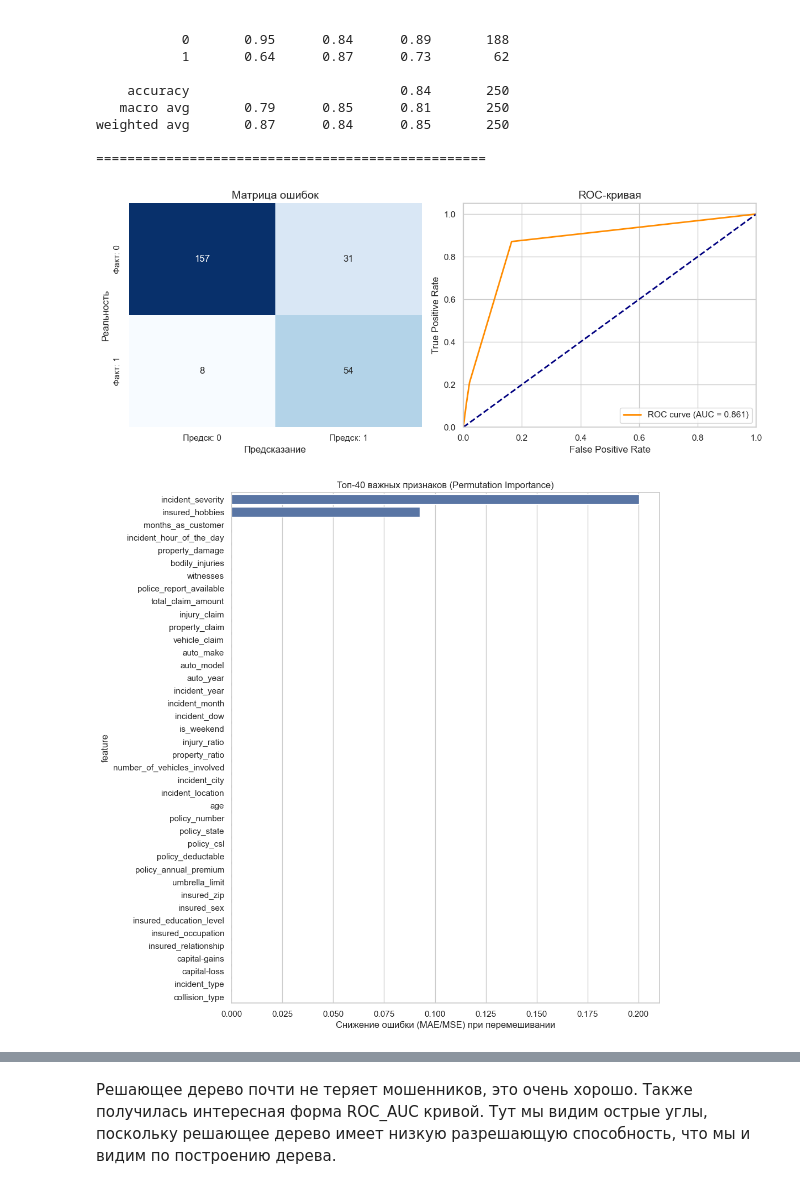
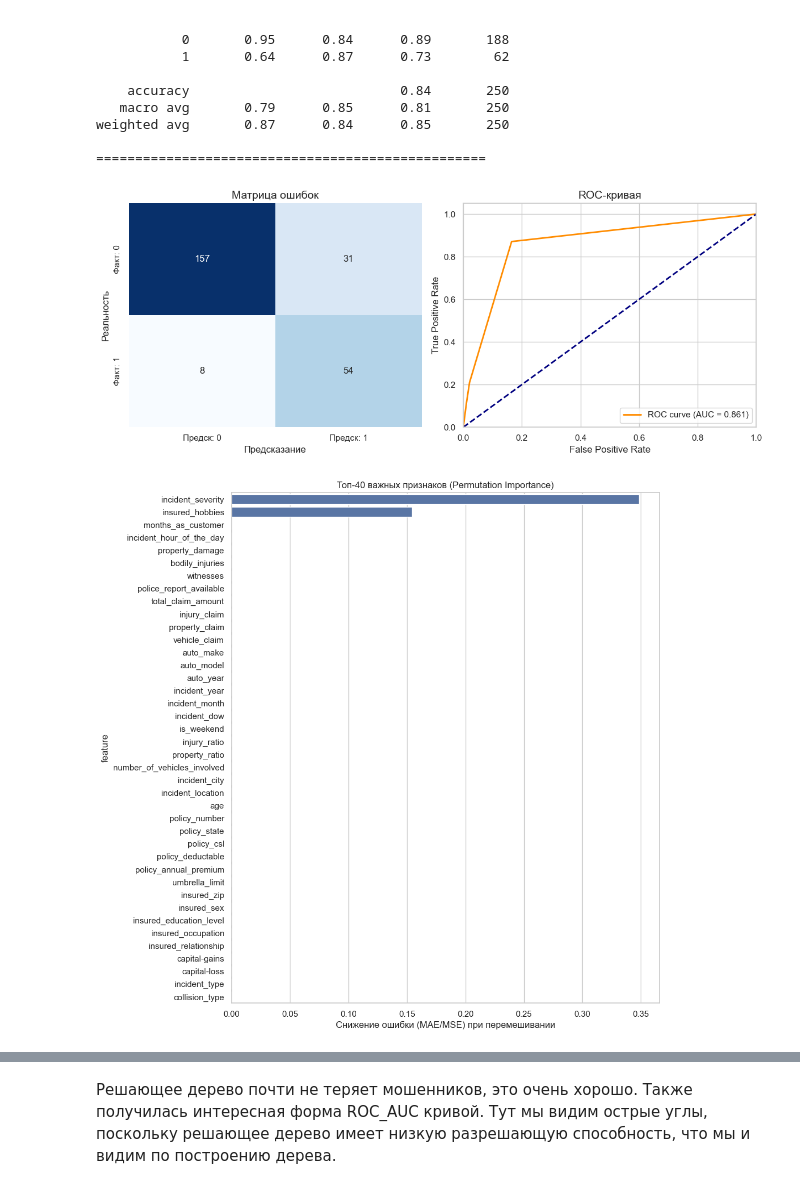
Before and after one commit to zloyaloha/ai-frameworks, a Jupyter notebook: lab3.ipynb, the cells around one changed output, grey strips where cells are left out. Drawn from its saved outputs; the diff is of its cells as text; code cells hidden in the pictures.

```diff
--- a/lab3.ipynb
+++ b/lab3.ipynb
@@ -664,6 +698,7 @@ TARGET_NAME = "fraud_reported"
 df_clean["fraud_reported"] = df_clean["fraud_reported"].map({'Y': 1, 'N': 0})
 df_clean["police_report_available"] = df_clean["police_report_available"].map({'YES': 1, 'NO': 0}).fillna(-1)
 df_clean["property_damage"] = df_clean["police_report_available"].map({'YES': 1, 'NO': 0}).fillna(-1)
+df_clean = df_clean.fillna(0)
 # %%
 for col in df_clean.select_dtypes(include=['object']).columns:
     df_clean[col] = df_clean[col].astype('category').cat.codes
@@ -879,9 +940,9 @@ plt.show()
 [figure]
 # %%
 from sklearn.model_selection import train_test_split
-X = df_features.drop(TARGET_NAME, axis=1)
-y = df_features[TARGET_NAME]
-X_train, X_test, y_train, y_test = train_test_split(X, y, test_size=0.25, random_state=42, stratify=y)
+X_i = df_features.drop(TARGET_NAME, axis=1)
+y_i = df_features[TARGET_NAME]
+X_train_i, X_test_i, y_train_i, y_test_i = train_test_split(X_i, y_i, test_size=0.25, random_state=42, stratify=y_i)
 # %% [markdown]
 Я удалил нормализацию из пайплайна, поскольку она не нужна для решающего дерева. Добавил параметры в сетку для решающего дерева. Также я вернул сюда OneHot Encoder для лучшей интерпретации результатов, хоть ROC_AUC и незначительно падает.
 
@@ -981,58 +1035,36 @@ weighted avg       0.87      0.84      0.85       250
 # %%
 import matplotlib.pyplot as plt
 import pandas as pd
 from sklearn.inspection import permutation_importance
-def feature_important(fitted_grid):
-    perm_result = permutation_importance(
-        fitted_grid.best_estimator_,
-        X_test,
-        y_test,
-        n_repeats=10,
-        random_state=42,
-        n_jobs=-1
-    )
-
-    perm_df = pd.DataFrame({
-        'feature': X_test.columns,
-        'importance': perm_result.importances_mean
-    })
-
-    top_40_perm = perm_df.sort_values(by='importance', ascending=False).head(40)
-
-    plt.figure(figsize=(10, 12))
-    sns.barplot(data=top_40_perm, x='importance', y='feature')
-    plt.title("Топ-40 важных признаков (Permutation Importance)")
-    plt.xlabel("Снижение ошибки (MAE/MSE) при перемешивании")
-    plt.show()
 
 def tree_plot(fitted_grid):
     best_dt_model = fitted_grid.best_estimator_['model']
     ct_fitted = fitted_grid.best_estimator_['ct']
 
     feature_names = ct_fitted.get_feature_names_out()
 
     import matplotlib.pyplot as plt
     from sklearn.tree import plot_tree
 
     plt.figure(figsize=(25, 15))
 
     plot_tree(
         best_dt_model,
         feature_names=feature_names,
         class_names=['Не мошенничество (0)', 'Мошенничество (1)'],
         filled=True,
         rounded=True,
         fontsize=10
     )
     plt.title("Дерево решений (Decision Tree)")
     plt.show()
 
-graphics(y_test, y_pred, y_prob)
-feature_important(grid)
+graphics(y_test_i, y_pred, y_prob)
+feature_important(grid, X_test_i, y_test_i)
 tree_plot(grid)
 # %% [output]
 [figure]
-[figure, old version]
+[figure, new version]
 [figure]
 # %% [markdown]
 Решающее дерево почти не теряет мошенников, это очень хорошо. Также получилась интересная форма ROC_AUC кривой. Тут мы видим острые углы, поскольку решающее дерево имеет низкую разрешающую способность, что мы и видим по построению дерева.
```
Also changed, not shown: parts of 24 cells of this notebook, 5 other files.
